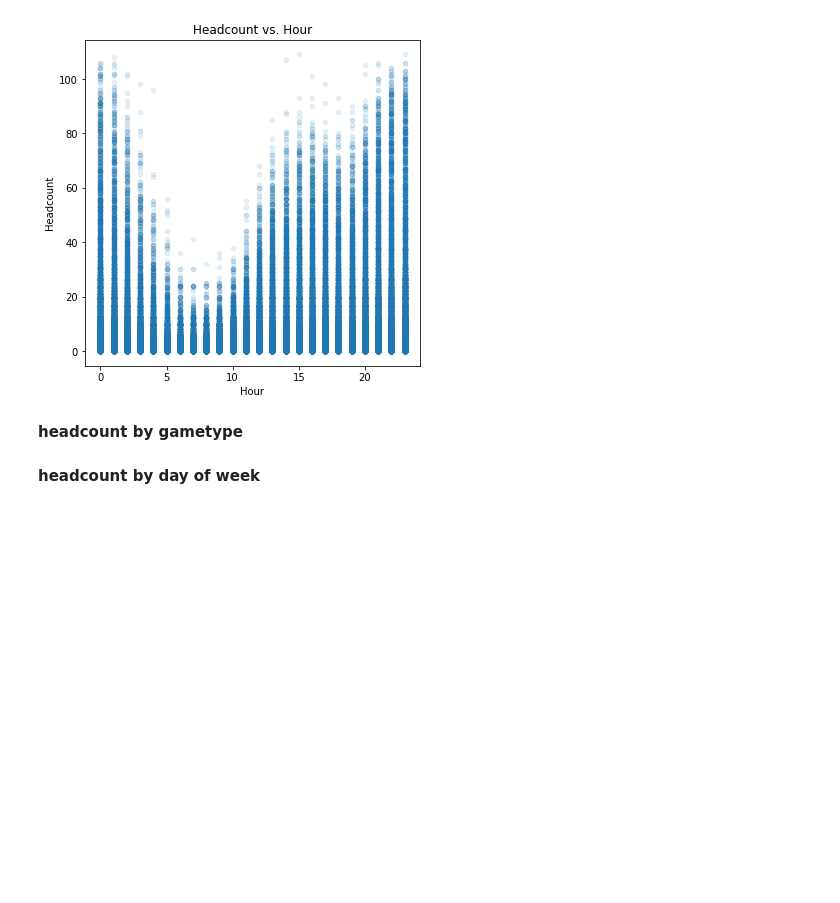
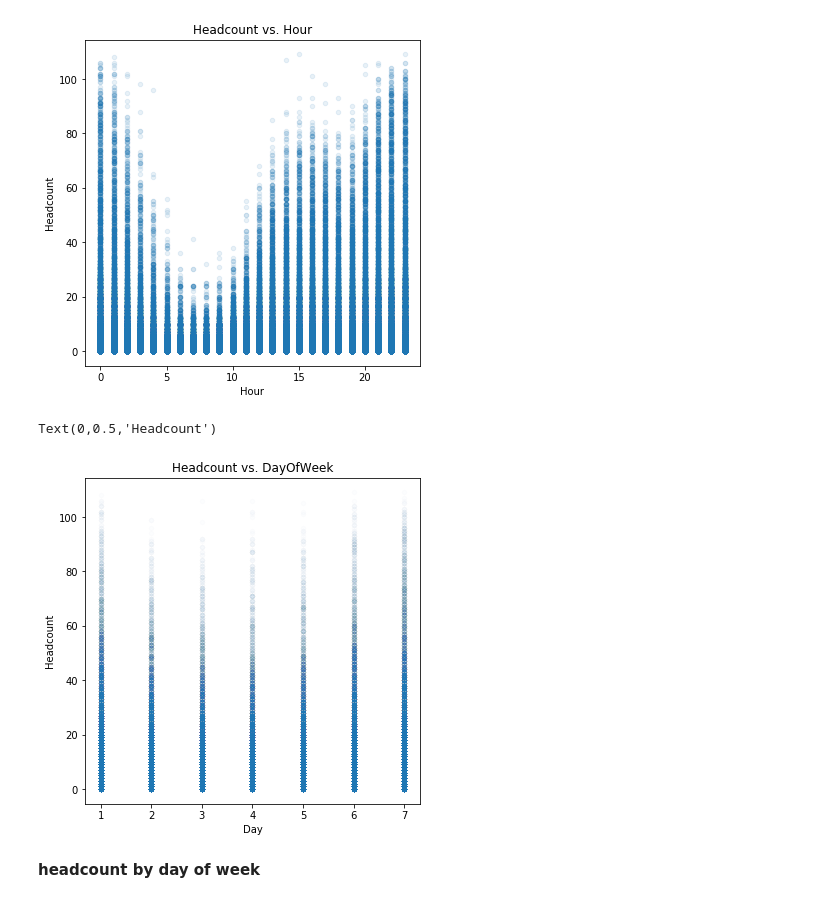
Before and after one commit to ryanarbow/uw_data_science, a Jupyter notebook: DS_methods_and_tools_2/RyanArbow-M01-Vizualization.ipynb, the cells around one changed output. Saved outputs shown, nothing was run; the diff lists cells and outputs as text; code cells hidden in the pictures; blank space fills up the shorter version.

```diff
--- a/DS_methods_and_tools_2/RyanArbow-M01-Vizualization.ipynb
+++ b/DS_methods_and_tools_2/RyanArbow-M01-Vizualization.ipynb
@@ -180,10 +180,11 @@ Text(0,0.5,'Headcount')
 [figure]
 # %%
 #NEEDS Work
-# ax = plt.figure(figsize=(6,6)).gca()
-# casino.plot.scatter(x = 'DayOfWeek', y = 'HeadCount', ax = ax, alpha = .005)
-# ax.set_title('Headcount vs. Hour')
-# ax.set_xlabel('Hour')
-# ax.set_ylabel('Headcount')
+ax = plt.figure(figsize=(6,6)).gca()
+casino.plot.scatter(x = 'DayOfWeek', y = 'HeadCount', ax = ax, alpha = .01)
+ax.set_title('Headcount vs. DayOfWeek')
+ax.set_xlabel('Day')
+ax.set_ylabel('Headcount')
+# %% [output]
+Text(0,0.5,'Headcount')
+[figure, added]
-# %% [markdown]
-**headcount by gametype**
```
Also changed, not shown: parts of 4 cells of this notebook.
